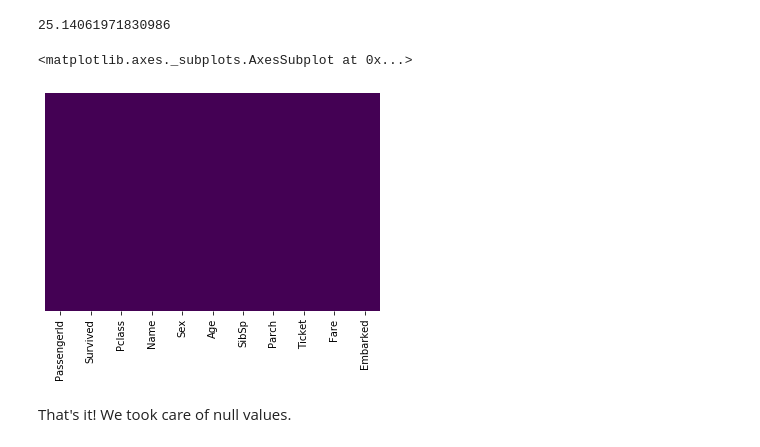
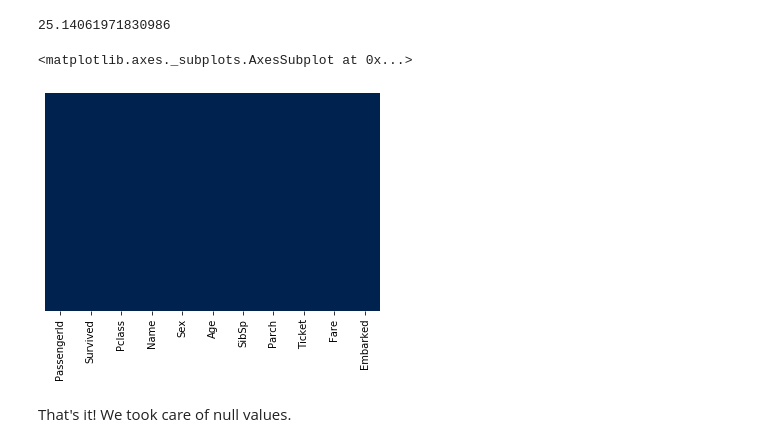
Before and after one commit to SalimAmarti/Titanic_Project, a Jupyter notebook: Titanic model.ipynb, the cells around one changed output. Drawn from its saved outputs; the diff is of its cells as text; code cells hidden in the pictures.

```diff
--- a/Titanic model.ipynb
+++ b/Titanic model.ipynb
@@ -162,10 +167,10 @@ tit_data_clean['Age'] = tit_data_clean[['Age','Pclass']].apply(impute_age,axis=1
 # %%
 #tit_data_clean['Age'].fillna(tit_data['Age'].mean(),inplace=True)
 # %%
-sns.heatmap(tit_data_clean.isnull(),yticklabels=False,cbar=False,cmap='viridis')
+sns.heatmap(tit_data_clean.isnull(),yticklabels=False,cbar=False,cmap='cividis')
 # %% [output]
 <matplotlib.axes._subplots.AxesSubplot at 0x...>
-[figure, old version]
+[figure, new version]
 # %% [markdown]
 That's it! We took care of null values.
 # %% [markdown]
```
Also changed, not shown: parts of 12 cells of this notebook.
